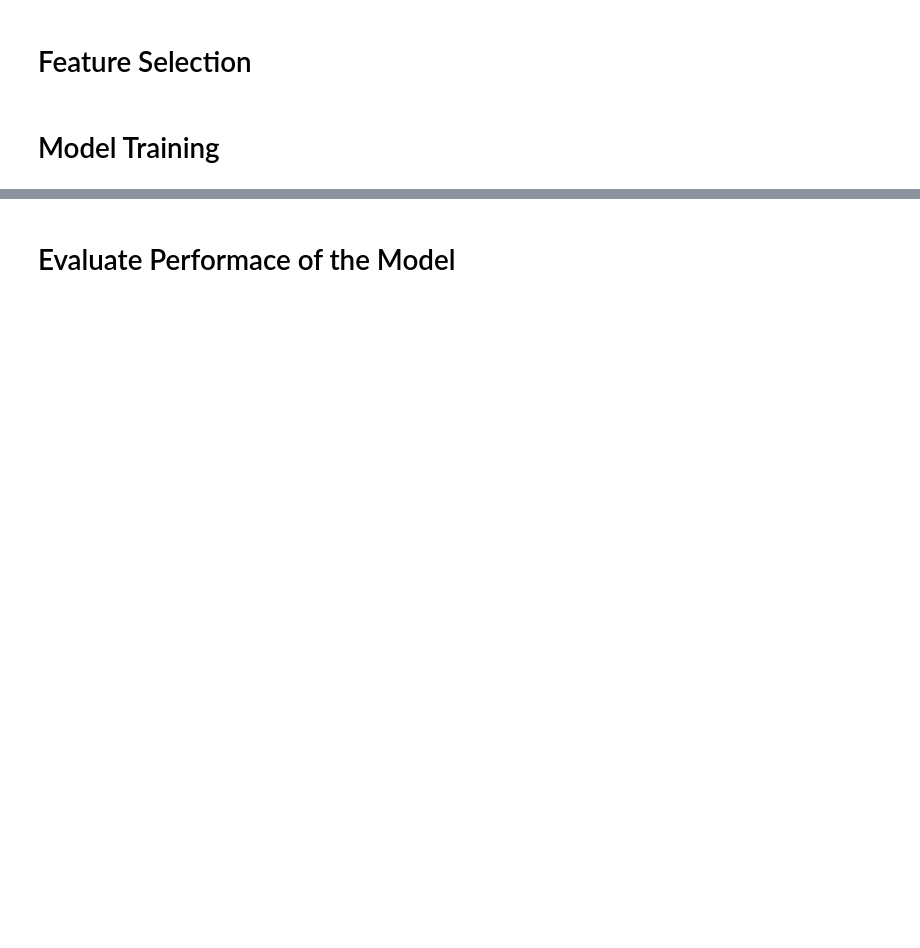
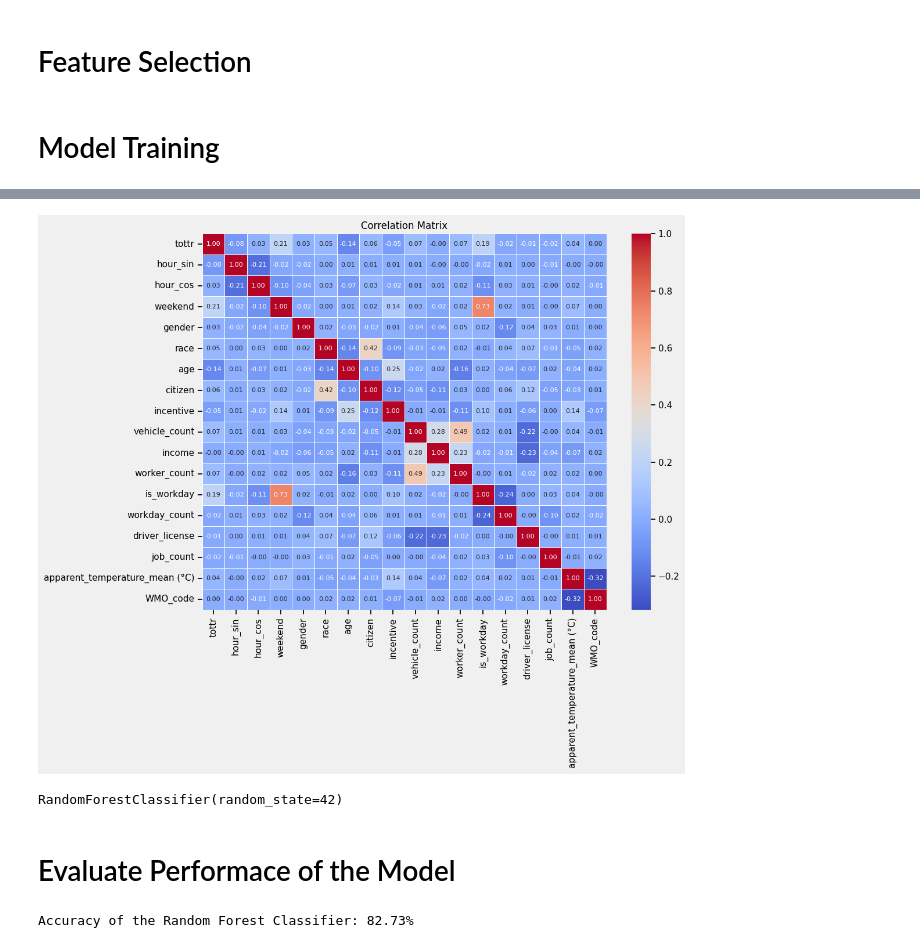
Before and after one commit to nico988766/CME-538-Mickey-Mousers, a Jupyter notebook: 4 - Feature Engineering/feature_eng_workers_k.ipynb, the cells around one changed output, grey strips where cells are left out. Cells and saved outputs as stored; diff of their text form; code cells hidden in the pictures; blank space fills up the shorter version.

```diff
--- a/4 - Feature Engineering/feature_eng_workers_k.ipynb
+++ b/4 - Feature Engineering/feature_eng_workers_k.ipynb
@@ -118,6 +118,19 @@ def feature_engineering(data):
     data_copy['mode_category'] = data_copy['mode_category'].astype(int).apply(categorize_mode)
 
     data_copy = temporal_conversion(data_copy)
+
+    # Extract the day of the month
+    data_copy.loc[:, 'day_m'] = data_copy['departure_datetime'].dt.day
+
+    # Extract the hour of the day
+    data_copy['hour'] = data_copy['departure_datetime'].dt.hour
+
+    # Transform the hour of the day into cyclical curves which reflects the behaviour of our data
+    data_copy['hour_sin'] = np.sin(2 * np.pi * data_copy['hour'] / 24)
+    data_copy['hour_cos'] = np.cos(2 * np.pi * data_copy['hour'] / 24)
+
+    # Identify if it is the weekend or not
+    data_copy.loc[:, 'weekend'] = data_copy['day_of_week_num'].isin([5, 6]).astype(int)
 
     # First convert the units column into an actual list
     data_copy.loc[:, 'workday_range'] = data_copy['workday_range'].str.strip("[]").str.replace("'", "").str.split(", ")
@@ -156,6 +169,9 @@ workers_features
 def selected_feature(data):
 
     feature_selected = ['tottr',
+                        'hour_sin',
+                        'hour_cos',
+                        'weekend',
                         'gender',
                         'race',
                         'age',
@@ -184,7 +200,7 @@ from collections import Counter
 # Assume df is your DataFrame and 'y' is the target column
 
 # Step 1: Split the data into train (70%) and temp (30%)
-train_df, temp_df = train_test_split(df_filtered, test_size=0.3, stratify=df_filtered['mode_category'], random_state=42)
+train_df, temp_df = train_test_split(workers_features, test_size=0.3, stratify=workers_features['mode_category'], random_state=42)
 
 # Step 2: Split the temp set into validation (15%) and test (15%)
 val_df, test_df = train_test_split(temp_df, test_size=0.5, stratify=temp_df['mode_category'], random_state=42)
@@ -215,16 +237,33 @@ print(f"Test set size: {X_test.shape[0]}")
+# %%
+# Perform a correlation matrix on train
+correlation_matrix = X_train.corr()
+
+# Display the correlation matrix as a heatmap
+plt.figure(figsize=(10, 8))
+sns.heatmap(correlation_matrix, annot=True, fmt=".2f", cmap='coolwarm', linewidths=0.5, annot_kws={"size": 8})
+plt.title('Correlation Matrix')
+plt.show()
+# %% [output]
+[figure, added]
 # %%
 model = RandomForestClassifier(random_state=42)
 
 # Fit and predict
 model.fit(X_train_resampled, y_train_resampled)
+# %% [output]
+RandomForestClassifier(random_state=42)
 # %%
 y_pred = model.predict(X_val)
 # %% [markdown]
 # Evaluate Performace of the Model
 # %%
-# accuracy = accuracy_score(y_val, y_pred)
+from sklearn.metrics import accuracy_score
 
-# print(f"Accuracy of the Random Forest Classifier: {accuracy * 100:.2f}%")
+accuracy = accuracy_score(y_val, y_pred)
+
+print(f"Accuracy of the Random Forest Classifier: {accuracy * 100:.2f}%")
+# %% [output]
+Accuracy of the Random Forest Classifier: 82.73%
 # %%
 # from sklearn.model_selection import cross_val_score
 
```
Also changed, not shown: parts of 6 cells of this notebook.
